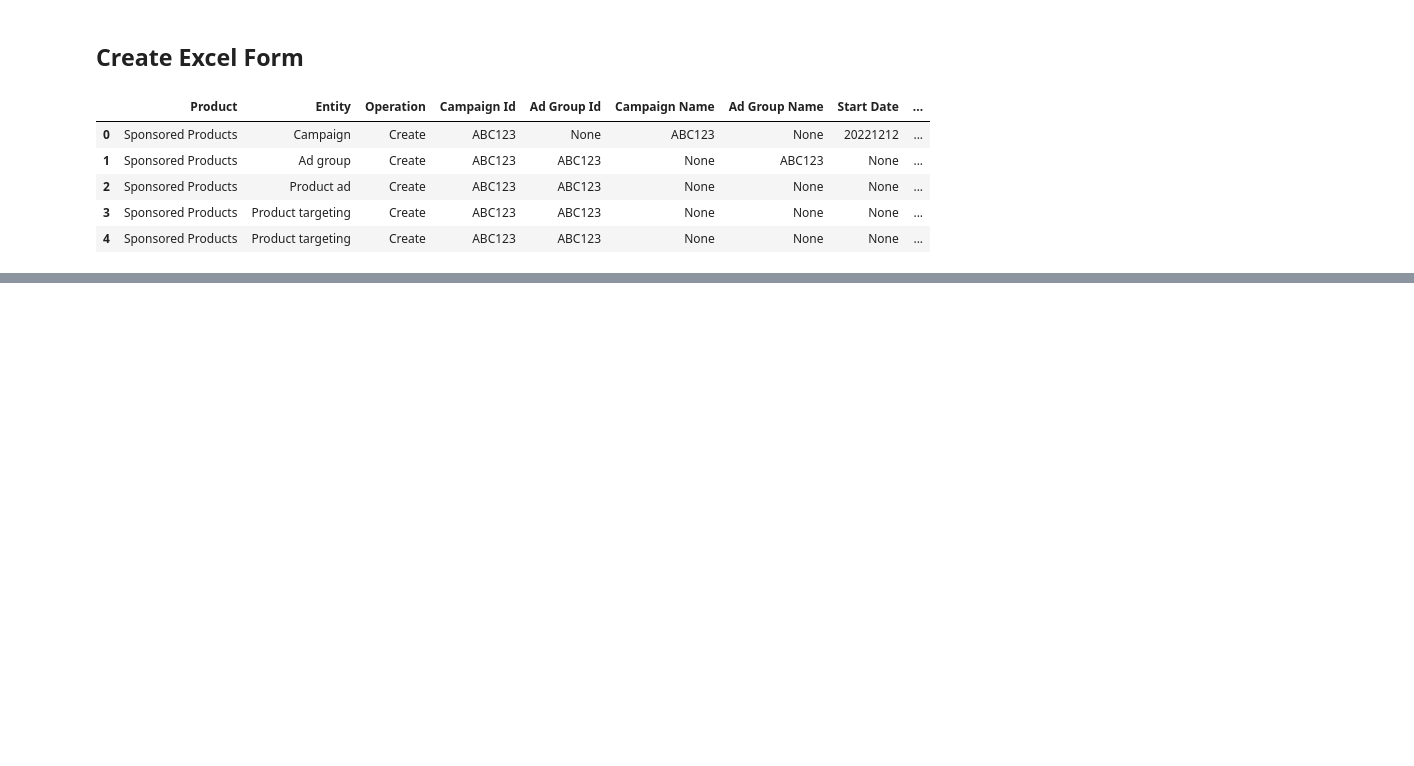
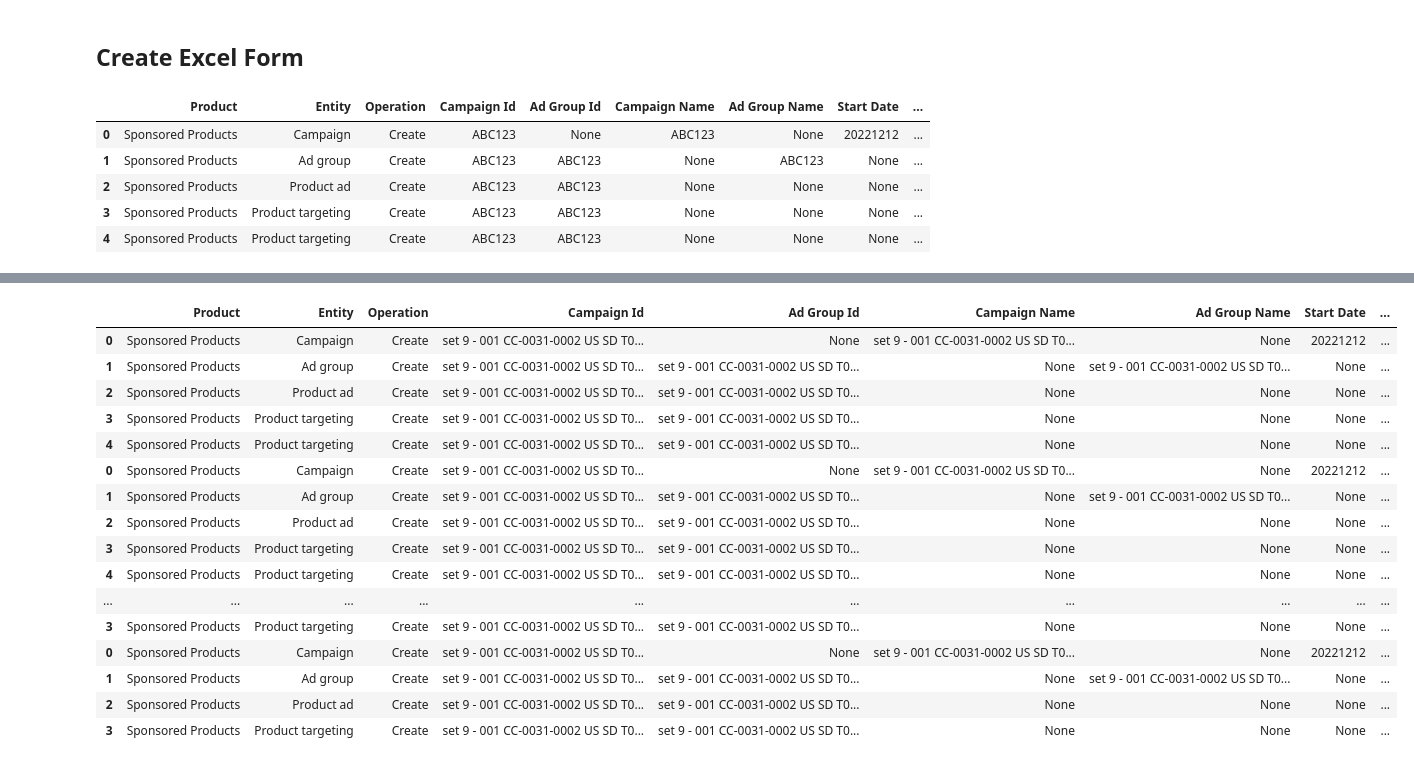
Before and after one commit to KDool/Ads-aws-excel, a Jupyter notebook: Code/setup_SD.ipynb, the cells around one changed output, grey strips where cells are left out. Saved outputs shown, nothing was run; the diff lists cells and outputs as text; code cells hidden in the pictures; blank space fills up the shorter version.

```diff
--- a/Code/setup_SD.ipynb
+++ b/Code/setup_SD.ipynb
@@ -30,7 +30,7 @@ def create_single_row(columns:list,cam_id):
             single_row_dictionary[item] = None
     return single_row_dictionary
 # %%
-def createDataFrame_type1(cam_id,budget,sku,bid_list:list,billing_strategy,date,tatic,targeting_list:list):
+def createDataFrame(cam_id,budget,sku,bid_list:list,billing_strategy,date,tactic,targeting_list:list,match_type,targeting_type):
     columns = ['Product','Entity','Operation','Campaign Id','Ad Group Id','Campaign Name','Ad Group Name','Start Date','End Date','State','Tactic','Budget Type','Budget','Cost Type','Bid Optimization','SKU','ASIN','Ad Group Default Bid','Bid','Targeting Expression']
     df = pd.DataFrame(columns=columns)
     for i in range(0,3):
@@ -39,17 +39,30 @@ def createDataFrame_type1(cam_id,budget,sku,bid_list:list,billing_strategy,date,
     df.iloc[0]['Entity'] = 'Campaign'
     df.iloc[0]['Campaign Name'] = cam_id
     df.iloc[0]['Start Date'] = date
-    df.iloc[0]['Tatic'] = tatic
+    df.iloc[0]['Tactic'] = tactic
     df.iloc[0]['Budget Type'] = 'daily'
     df.iloc[0]['Budget'] = budget
-    df.iloc[0]['Cost Type'] = 'vCPM'
+    if targeting_type.lower()=='contextual vcpm' or targeting_type.lower()=='audience vcpm':
+        df.iloc[0]['Cost Type'] = 'vCPM'
+    elif targeting_type.lower()=='contextual cpc' or targeting_type.lower()=='audience cpc':
+        df.iloc[0]['Cost Type'] = 'CPC'
+    else:
+        df.iloc[0]['Cost Type'] = ''
 
     df.iloc[1]['Entity'] = 'Ad group'
     df.iloc[1]['Ad Group Id'] = cam_id
     df.iloc[1]['Ad Group Name'] = cam_id
     df.iloc[1]['Ad Group Name'] = cam_id
-    df.iloc[1]['Bid Optimization'] = 'reach'
     df.iloc[1]['Ad Group Default Bid'] = 1
+    if match_type.lower() == 'reach':
+        df.iloc[1]['Bid Optimization'] = 'reach'
+    elif match_type.lower() =='page visits':
+        df.iloc[1]['Bid Optimization'] = 'Optimize for page visits'
+    elif match_type.lower() == 'cvr':
+        df.iloc[1]['Bid Optimization'] = 'Optimize for conservations'
+    else:
+        df.iloc[1]['Bid Optimization'] = ''
+
 
     df.iloc[2]['Entity'] = 'Product ad'
     df.iloc[2]['Ad Group Id'] = cam_id
@@ -66,7 +79,7 @@ def createDataFrame_type1(cam_id,budget,sku,bid_list:list,billing_strategy,date,
                 temp_row['Bid'] = bid_list[-1]
         else:
             temp_row['Bid'] = bid_list[0]
-        if targeting_list[i].startswith("BO"):
+        if targeting_list[i].startswith("B0"):
             temp_row['Targeting Expression'] = '''asin="''' +str(targeting_list[i])+ '''"'''
         else:
             temp_row['Targeting Expression'] = str(targeting_list[i])
@@ -84,0 +106,14 @@ createDataFrame_type1(cam_id='ABC123',budget=1000,sku='CC-100',bid_list=[5.5,6.5
+# %%
+frameslist=[]
+for i in range(len(input_df)):
+    cam_id = str(input_df.iloc[i]['SKU']) +' ' + str(input_df.iloc[i]['CODE']) + ' ' + str(input_df.iloc[i]['Market']) +' ' +  str(input_df.iloc[i]['PPC Type']) + ' ' + str(input_df.iloc[i]['Tactic']) + ' ' + str(input_df.iloc[i]['Match Type']) +' ' +  str(input_df.iloc[i]['BRAND']) +' ' +  str(input_df.iloc[i]['Date'])+' ' + str(input_df.iloc[i]['PIC'])+' ' + str(input_df.iloc[i]['STT'])
+    bid_list = str(input_df.iloc[i]['Bid']).split(',')
+    targeting_list = str(input_df.iloc[i]['Targeting']).split(',')
+    print(bid_list)
+    print(targeting_list)
+    temp_df = createDataFrame(cam_id = cam_id,budget=str(input_df.iloc[i]['Budget']),sku=str(input_df.iloc[i]['SKU']),bid_list=bid_list,
+                                    billing_strategy=str(input_df.iloc[i]['Bid strategy']),date=str(input_df.iloc[i]['Date']),tactic=str(input_df.iloc[i]['Tactic']),
+                                    targeting_list=targeting_list,match_type=str(input_df.iloc[i]['Match Type']),targeting_type=str(input_df.iloc[i]['Targeting type']))
+    frameslist.append(temp_df)
+
+output_df = pd.concat(frameslist)
@@ -84,0 +129,20 @@ createDataFrame_type1(cam_id='ABC123',budget=1000,sku='CC-100',bid_list=[5.5,6.5
+# %%
+output_df
+# %% [output]
+|  | Product | Entity | Operation | Campaign Id | Ad Group Id | Campaign Name | Ad Group Name | Start Date | ... |
+| 0 | Sponsored Products | Campaign | Create | set 9 - 001 CC-0031-0002 US SD T0... | None | set 9 - 001 CC-0031-0002 US SD T0... | None | 20221212 | ... |
+| 1 | Sponsored Products | Ad group | Create | set 9 - 001 CC-0031-0002 US SD T0... | set 9 - 001 CC-0031-0002 US SD T0... | None | set 9 - 001 CC-0031-0002 US SD T0... | None | ... |
+| 2 | Sponsored Products | Product ad | Create | set 9 - 001 CC-0031-0002 US SD T0... | set 9 - 001 CC-0031-0002 US SD T0... | None | None | None | ... |
+| 3 | Sponsored Products | Product targeting | Create | set 9 - 001 CC-0031-0002 US SD T0... | set 9 - 001 CC-0031-0002 US SD T0... | None | None | None | ... |
+| 4 | Sponsored Products | Product targeting | Create | set 9 - 001 CC-0031-0002 US SD T0... | set 9 - 001 CC-0031-0002 US SD T0... | None | None | None | ... |
+| 0 | Sponsored Products | Campaign | Create | set 9 - 001 CC-0031-0002 US SD T0... | None | set 9 - 001 CC-0031-0002 US SD T0... | None | 20221212 | ... |
+| 1 | Sponsored Products | Ad group | Create | set 9 - 001 CC-0031-0002 US SD T0... | set 9 - 001 CC-0031-0002 US SD T0... | None | set 9 - 001 CC-0031-0002 US SD T0... | None | ... |
+| 2 | Sponsored Products | Product ad | Create | set 9 - 001 CC-0031-0002 US SD T0... | set 9 - 001 CC-0031-0002 US SD T0... | None | None | None | ... |
+| 3 | Sponsored Products | Product targeting | Create | set 9 - 001 CC-0031-0002 US SD T0... | set 9 - 001 CC-0031-0002 US SD T0... | None | None | None | ... |
+| 4 | Sponsored Products | Product targeting | Create | set 9 - 001 CC-0031-0002 US SD T0... | set 9 - 001 CC-0031-0002 US SD T0... | None | None | None | ... |
+| ... | ... | ... | ... | ... | ... | ... | ... | ... | ... |
+| 3 | Sponsored Products | Product targeting | Create | set 9 - 001 CC-0031-0002 US SD T0... | set 9 - 001 CC-0031-0002 US SD T0... | None | None | None | ... |
+| 0 | Sponsored Products | Campaign | Create | set 9 - 001 CC-0031-0002 US SD T0... | None | set 9 - 001 CC-0031-0002 US SD T0... | None | 20221212 | ... |
+| 1 | Sponsored Products | Ad group | Create | set 9 - 001 CC-0031-0002 US SD T0... | set 9 - 001 CC-0031-0002 US SD T0... | None | set 9 - 001 CC-0031-0002 US SD T0... | None | ... |
+| 2 | Sponsored Products | Product ad | Create | set 9 - 001 CC-0031-0002 US SD T0... | set 9 - 001 CC-0031-0002 US SD T0... | None | None | None | ... |
+| 3 | Sponsored Products | Product targeting | Create | set 9 - 001 CC-0031-0002 US SD T0... | set 9 - 001 CC-0031-0002 US SD T0... | None | None | None | ... |
```
Also changed, not shown: parts of 5 cells of this notebook, 10 other files.
